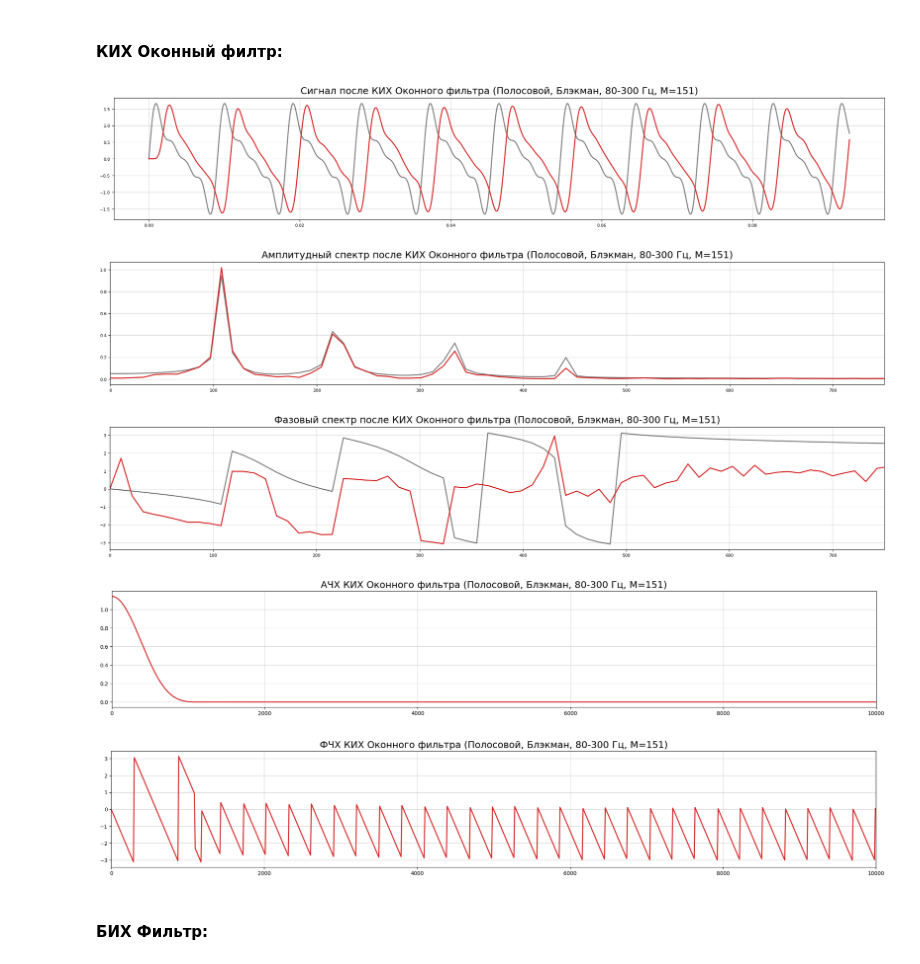
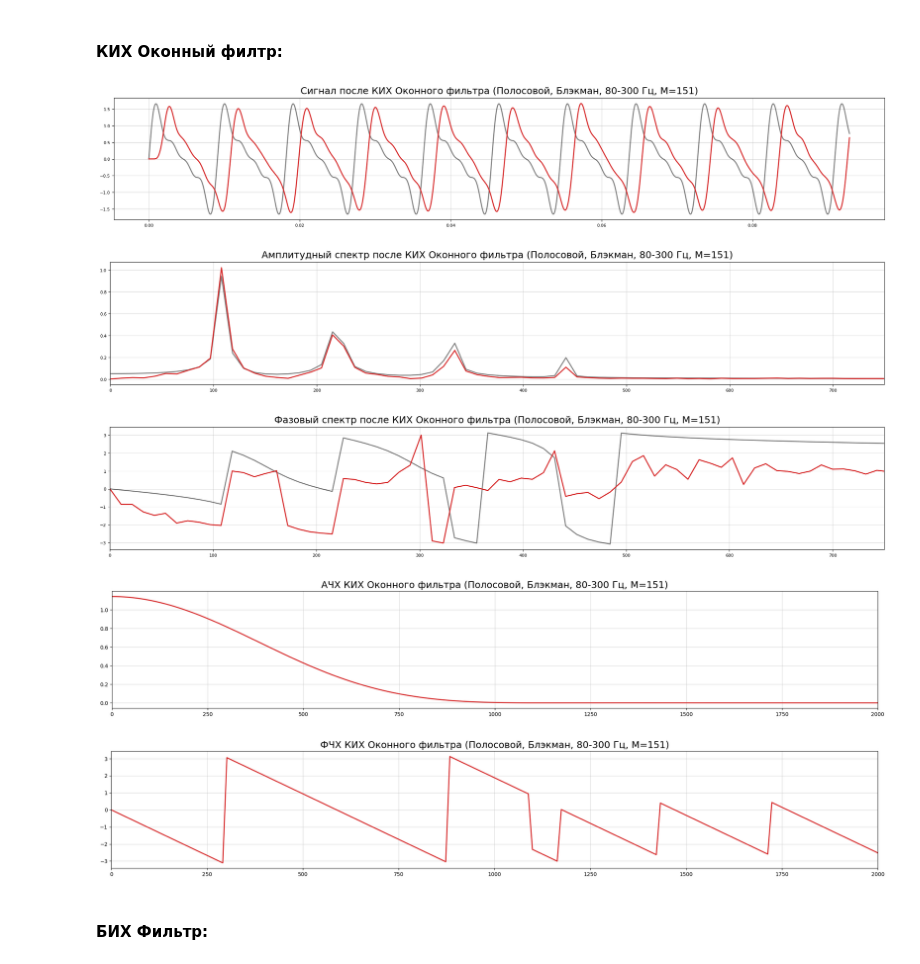
Before and after one commit to Phoug/DSaIP, a Jupyter notebook: lab02.ipynb, the cells around one changed output. Drawn from its saved outputs; the diff is of its cells as text; code cells hidden in the pictures.

```diff
--- a/lab02.ipynb
+++ b/lab02.ipynb
@@ -134,45 +222,32 @@ draw_characteristics(freq_hz, response_mag, response_phase, f"АЧХ Однор
 # %%
 M_fir = 151
 f_low = 80
 f_high = 300
 
-h_fir = signal.firwin(M_fir, [f_low, f_high], pass_zero=False,
-                      window='blackman', fs=fs)
+h_fir = firwin(M_fir, [f_low, f_high], window='blackman', fs=fs)
 
-def apply_fir_manual(x_in, h_coeffs):
-    N = len(h_coeffs)
-    L = len(x_in)
-    y = np.zeros(L)
-
-    for n in range(L):
-        for k in range(N):
-            if n - k >= 0:
-                y[n] += h_coeffs[k] * x_in[n - k]
-    return y
-
-y_fir_manual = apply_fir_manual(x_noisy, h_fir)
-
-Y_fft_fir = fft(y_fir_manual)
+y_fir = apply_fir(x_noisy, h_fir)
+Y_fft_fir = my_fft(y_fir)
 mag_fir = 2 * np.abs(Y_fft_fir[:N_plot//2]) / N_plot
 phase_fir = np.angle(Y_fft_fir[:N_plot//2])
 
-w, h_freq = signal.freqz(h_fir, worN=N_plot//2)
+w, h_freq = freqz(h_fir, worN=N_plot//2)
 response_mag_fir = np.abs(h_freq)
 response_phase_fir = np.angle(h_freq)
 freq_hz_fir = w * fs / (2 * np.pi)
 
-draw_comparison_plot(t_plot, x, y_fir_manual, f"Сигнал после КИХ Оконного фильтра (Полосовой, Блэкман, {f_low}-{f_high} Гц, M={M_fir})")
+draw_comparison_plot(t_plot, x, y_fir, f"Сигнал после КИХ Оконного фильтра (Полосовой, Блэкман, {f_low}-{f_high} Гц, M={M_fir})")
 draw_comparison_plot(freq[:N_plot//2], mag, mag_fir, f"Амплитудный спектр после КИХ Оконного фильтра (Полосовой, Блэкман, {f_low}-{f_high} Гц, M={M_fir})", x_lim=750)
 draw_comparison_plot(freq[:N_plot//2], phase, phase_fir, f"Фазовый спектр после КИХ Оконного фильтра (Полосовой, Блэкман, {f_low}-{f_high} Гц, M={M_fir})", x_lim=750)
 draw_characteristics(freq_hz_fir, response_mag_fir, response_phase_fir,
                      f"АЧХ КИХ Оконного фильтра (Полосовой, Блэкман, {f_low}-{f_high} Гц, M={M_fir})",
-                     f"ФЧХ КИХ Оконного фильтра (Полосовой, Блэкман, {f_low}-{f_high} Гц, M={M_fir})", x_lim=10000)
+                     f"ФЧХ КИХ Оконного фильтра (Полосовой, Блэкман, {f_low}-{f_high} Гц, M={M_fir})", x_lim=2000)
 # %% [output]
 [figure]
 [figure]
-[figure, old version]
+[figure, new version]
-[figure, old version]
+[figure, new version]
-[figure, old version]
+[figure, new version]
 # %% [markdown]
 #### БИХ Фильтр:
 # %%
```
Also changed, not shown: parts of 7 cells of this notebook.
